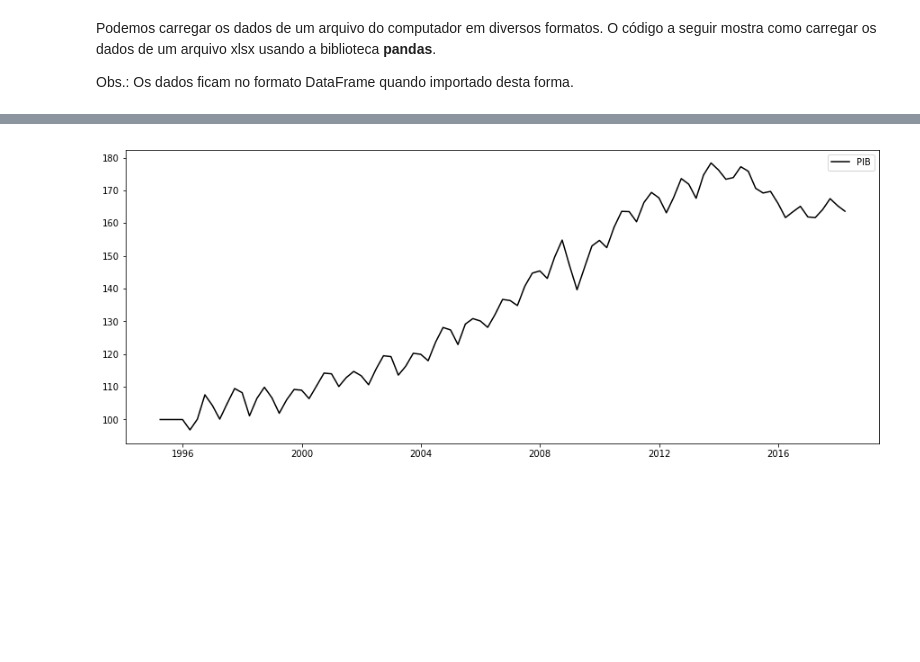
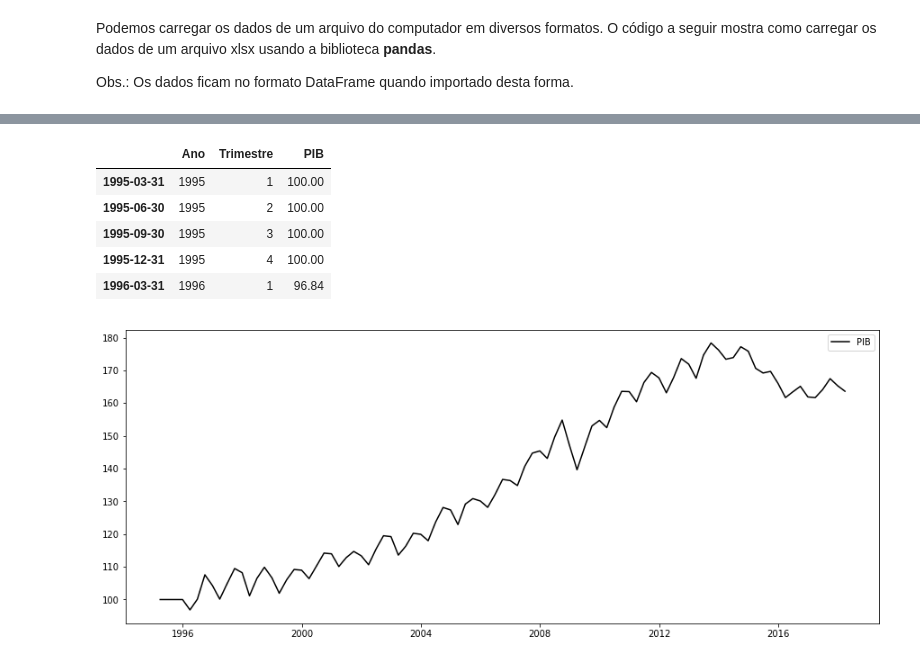
Before and after one commit to cassioraa/S-ries-temporais, a Jupyter notebook: Time_series.ipynb, the cells around one changed output, grey strips where cells are left out. Drawn from its saved outputs; the diff is of its cells as text; code cells hidden in the pictures; blank space fills up the shorter version.

```diff
--- a/Time_series.ipynb
+++ b/Time_series.ipynb
@@ -17,10 +27,17 @@ Obs.: Os dados ficam no formato DataFrame quando importado desta forma.
 # %%
-dados = pd.read_excel('/home/cassio/Documents/Estágio Docência/PIB.xlsx')
-
+# indexando com datas
 p = pd.period_range(start="1995-01", end="2018-01", freq="Q-DEC") # Cria um índice no formato ano/mes de 3 em 3 meses
 p = p.to_timestamp(how='end') # Converte para timestamp (último dia de cada trimestre)
 
 dados.index = p # Configura o índice do DataFrame como os períodos do objeto p
+dados.head() # Visualizando as primeiras observações
+# %% [output]
+|  | Ano | Trimestre | PIB |
+| 1995-03-31 | 1995 | 1 | 100.00 |
+| 1995-06-30 | 1995 | 2 | 100.00 |
+| 1995-09-30 | 1995 | 3 | 100.00 |
+| 1995-12-31 | 1995 | 4 | 100.00 |
+| 1996-03-31 | 1996 | 1 | 96.84 |
 # %%
 # Plota a série do PIB nominal
 
```
Also changed, not shown: parts of 15 cells of this notebook, 2 other files.
